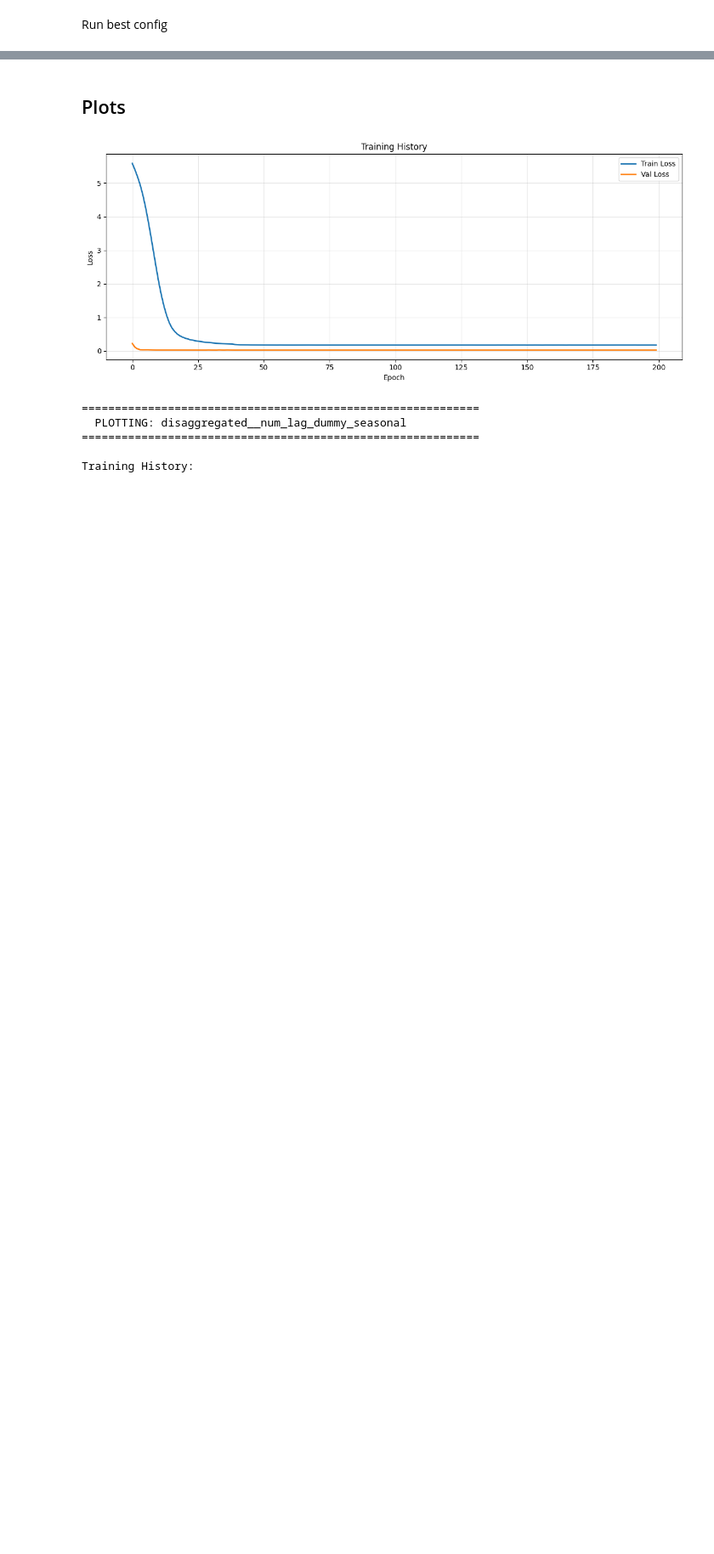
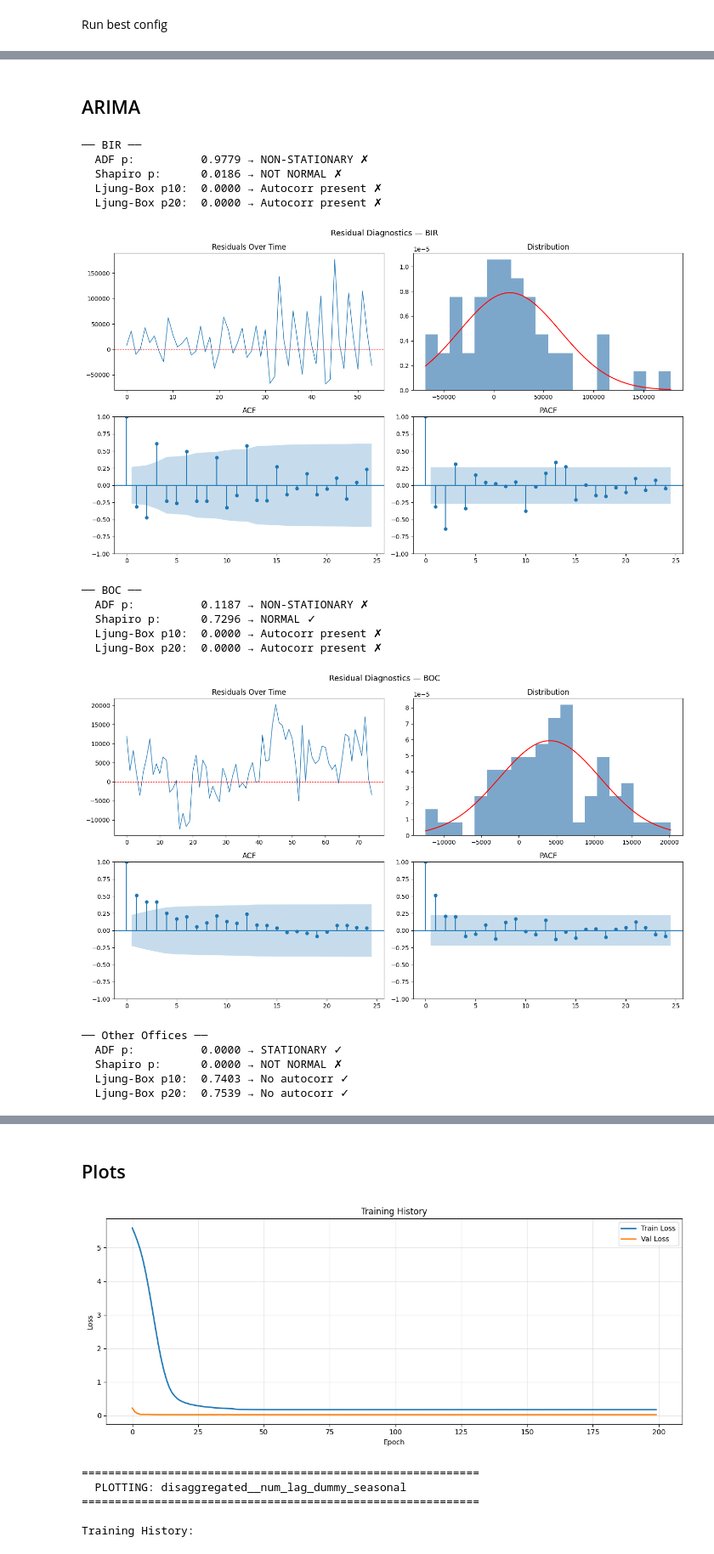
Before and after one commit to paulomercado/caps, a Jupyter notebook: main.ipynb, the cells around one changed output, grey strips where cells are left out. Shown at 85% size. Drawn from its saved outputs; the diff is of its cells as text; code cells hidden in the pictures; blank space fills up the shorter version.

```diff
--- a/main.ipynb
+++ b/main.ipynb
@@ -1286,0 +994,74 @@ disaggregated num_lag_covid_seasonal   25.9428               NaN               4
+# %% [markdown]
+## ARIMA
+# %%
+LABEL_COLS = ['BIR', 'BOC', 'Other Offices', 'Non-tax Revenues', 'Expenditures']
+
+residual_diagnostics = {}
+
+for label in LABEL_COLS:
+    label_slug = label.replace(' ', '_')
+
+    gru_preds = np.load(f"results/{label_slug}/test_predictions.npy").flatten()
+    actual    = np.load(f"results/{label_slug}/test_actuals.npy").flatten()
+    residuals = actual - gru_preds
+
+    # Stats
+    adf_p      = adfuller(residuals)[1]
+    shapiro_p  = stats.shapiro(residuals)[1]
+    lb_p10     = acorr_ljungbox(residuals, lags=[10], return_df=True)['lb_pvalue'].iloc[0]
+    lb_p20     = acorr_ljungbox(residuals, lags=[20], return_df=True)['lb_pvalue'].iloc[0]
+
+    residual_diagnostics[label] = {
+        'residuals':    residuals,
+        'adf_p':        adf_p,
+        'shapiro_p':    shapiro_p,
+        'lb_p10':       lb_p10,
+        'lb_p20':       lb_p20,
+        'stationary':   adf_p < 0.05,
+        'normal':       shapiro_p > 0.05,
+        'no_autocorr':  lb_p10 > 0.05,
+    }
+
+    print(f"\n── {label} ──")
+    print(f"  ADF p:          {adf_p:.4f} → {'STATIONARY ✓' if adf_p < 0.05 else 'NON-STATIONARY ✗'}")
+    print(f"  Shapiro p:      {shapiro_p:.4f} → {'NORMAL ✓' if shapiro_p > 0.05 else 'NOT NORMAL ✗'}")
+    print(f"  Ljung-Box p10:  {lb_p10:.4f} → {'No autocorr ✓' if lb_p10 > 0.05 else 'Autocorr present ✗'}")
+    print(f"  Ljung-Box p20:  {lb_p20:.4f} → {'No autocorr ✓' if lb_p20 > 0.05 else 'Autocorr present ✗'}")
+
+    # 4-panel plot
+    fig, axes = plt.subplots(2, 2, figsize=(14, 8))
+    fig.suptitle(f'Residual Diagnostics — {label}', fontsize=13)
+
+    axes[0,0].plot(residuals, linewidth=1)
+    axes[0,0].axhline(0, color='red', linestyle='--', linewidth=0.8)
+    axes[0,0].set_title('Residuals Over Time')
+
+    axes[0,1].hist(residuals, bins=20, density=True, alpha=0.7, color='steelblue')
+    x = np.linspace(residuals.min(), residuals.max(), 100)
+    axes[0,1].plot(x, stats.norm.pdf(x, residuals.mean(), residuals.std()), 'r-', linewidth=1.5)
+    axes[0,1].set_title('Distribution')
+
+    plot_acf(residuals,  lags=24, ax=axes[1,0], title='ACF')
+    plot_pacf(residuals, lags=24, ax=axes[1,1], title='PACF')
+
+    plt.tight_layout()
+    plt.savefig(f"results/{label_slug}/residual_diagnostics.png", dpi=150)
+    plt.show()
+# %% [output]
+── BIR ──
+  ADF p:          0.9779 → NON-STATIONARY ✗
+  Shapiro p:      0.0186 → NOT NORMAL ✗
+  Ljung-Box p10:  0.0000 → Autocorr present ✗
+  Ljung-Box p20:  0.0000 → Autocorr present ✗
+[figure, added]
+── BOC ──
+  ADF p:          0.1187 → NON-STATIONARY ✗
+  Shapiro p:      0.7296 → NORMAL ✓
+  Ljung-Box p10:  0.0000 → Autocorr present ✗
+  Ljung-Box p20:  0.0000 → Autocorr present ✗
+[figure, added]
+── Other Offices ──
+  ADF p:          0.0000 → STATIONARY ✓
+  Shapiro p:      0.0000 → NOT NORMAL ✗
+  Ljung-Box p10:  0.7403 → No autocorr ✓
+  Ljung-Box p20:  0.7539 → No autocorr ✓
```
Also changed, not shown: parts of 7 cells of this notebook, 55 other files.
